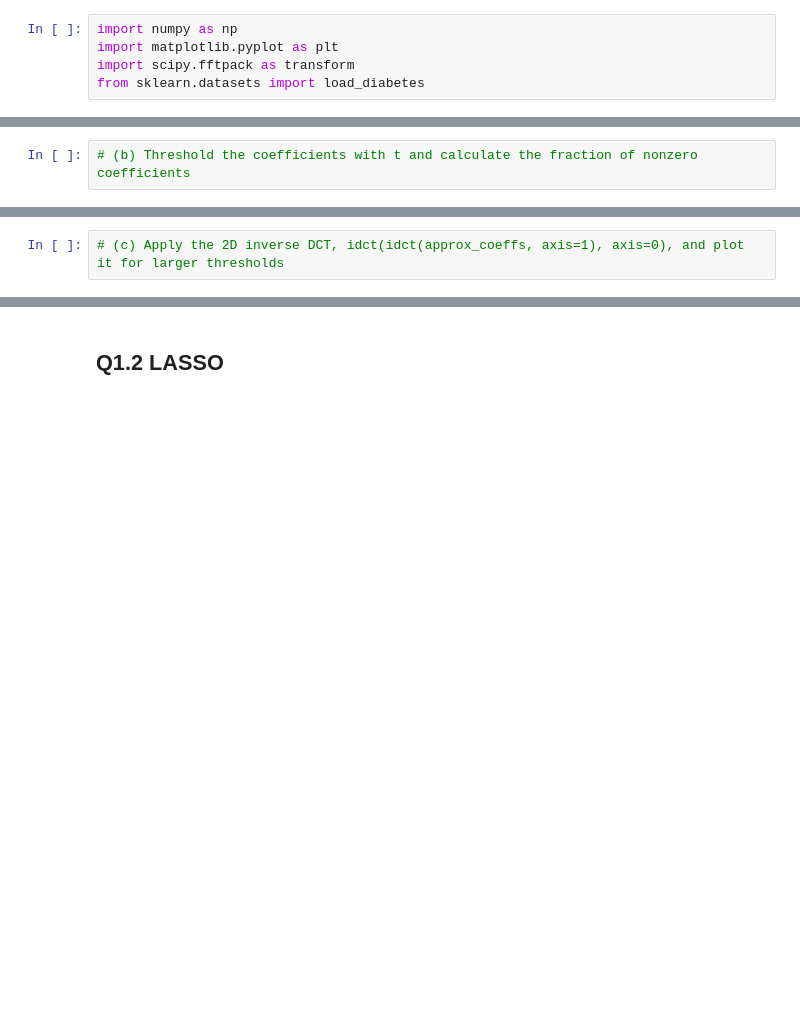
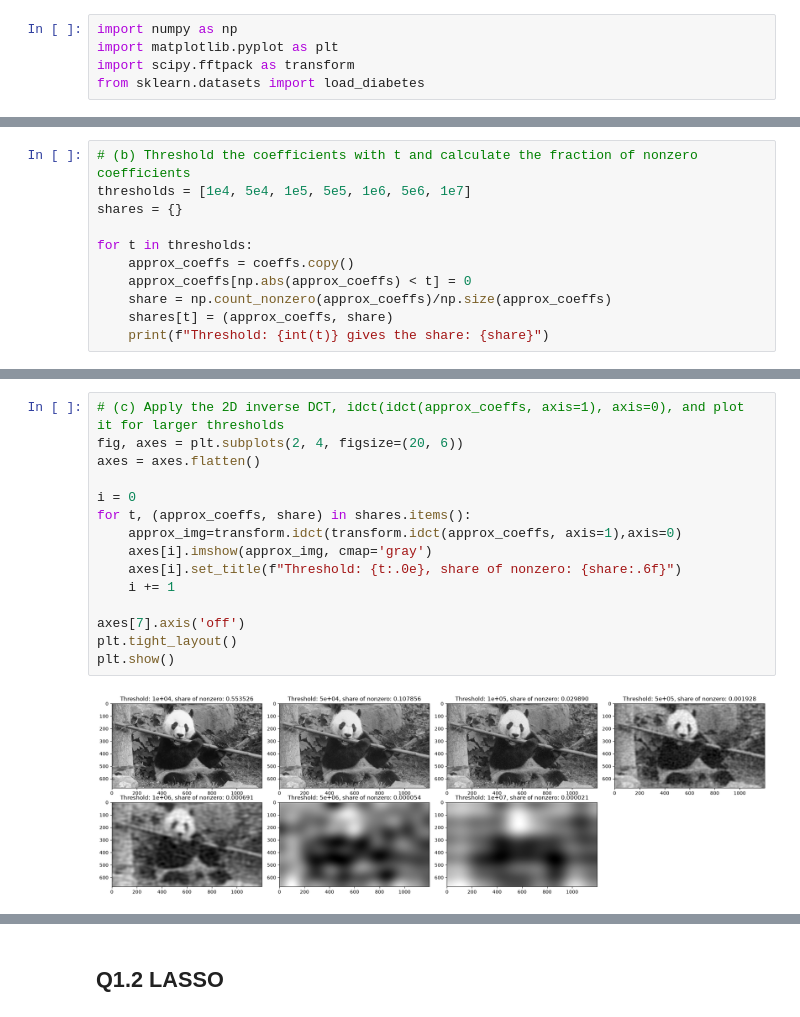
Before and after one commit to SimonC03/coding-playground, a Jupyter notebook: MPDSC/continuous-optimization/assignment4/assignment4_group3.ipynb, the cells around one changed output, grey strips where cells are left out. Saved outputs shown, nothing was run; the diff lists cells and outputs as text; blank space fills up the shorter version.

```diff
--- a/MPDSC/continuous-optimization/assignment4/assignment4_group3.ipynb
+++ b/MPDSC/continuous-optimization/assignment4/assignment4_group3.ipynb
@@ -25,2 +30,11 @@ print(coeffs.shape)
 # %%
 # (b) Threshold the coefficients with t and calculate the fraction of nonzero coefficients
+thresholds = [1e4, 5e4, 1e5, 5e5, 1e6, 5e6, 1e7]
+shares = {}
+
+for t in thresholds:
+    approx_coeffs = coeffs.copy()
+    approx_coeffs[np.abs(approx_coeffs) < t] = 0
+    share = np.count_nonzero(approx_coeffs)/np.size(approx_coeffs)
+    shares[t] = (approx_coeffs, share)
+    print(f"Threshold: {int(t)} gives the share: {share}")
@@ -27,5 +49,20 @@ print(coeffs.shape)
 # %%
 # (c) Apply the 2D inverse DCT, idct(idct(approx_coeffs, axis=1), axis=0), and plot it for larger thresholds
+fig, axes = plt.subplots(2, 4, figsize=(20, 6))
+axes = axes.flatten()
+
+i = 0
+for t, (approx_coeffs, share) in shares.items():
+    approx_img=transform.idct(transform.idct(approx_coeffs, axis=1),axis=0)
+    axes[i].imshow(approx_img, cmap='gray')
+    axes[i].set_title(f"Threshold: {t:.0e}, share of nonzero: {share:.6f}")
+    i += 1
+
+axes[7].axis('off')
+plt.tight_layout()
+plt.show()
+# %% [output]
+[figure, added]
 # %% [markdown]
 #### Report
 
```
Also changed, not shown: parts of 4 cells of this notebook.
